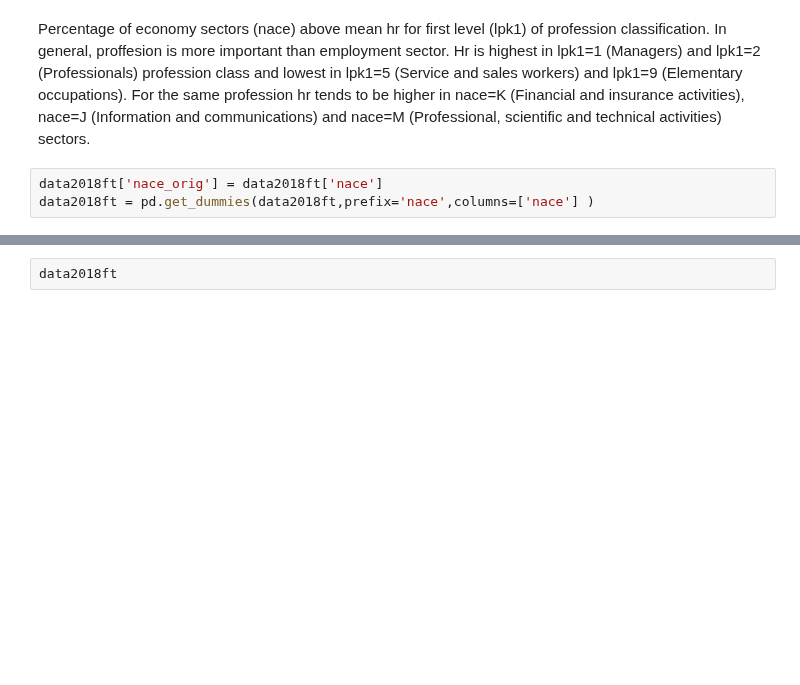
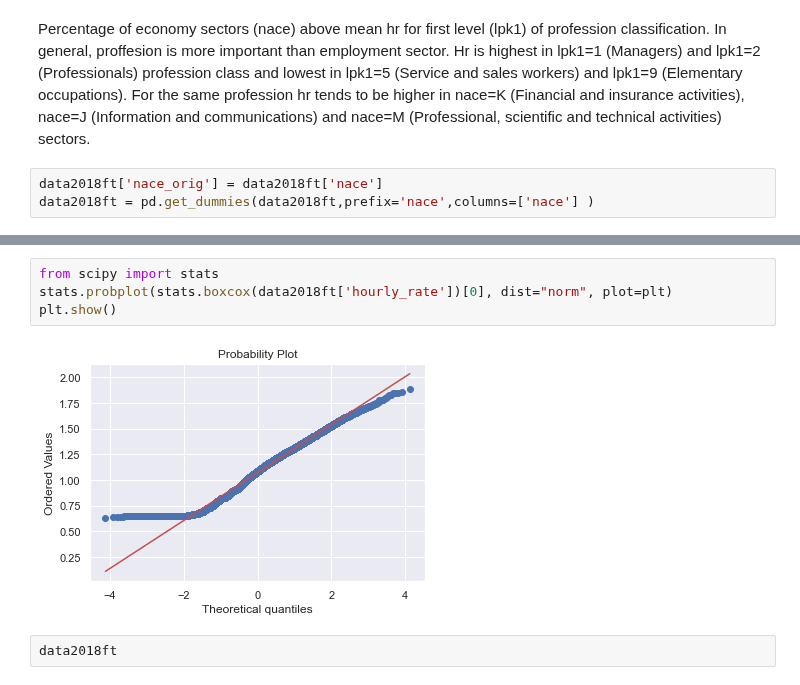
Before and after one commit to EdvinasStonevicius/LT-national-salary-analysis, a Jupyter notebook: python/02a-Preprocessing_all_OneHot.ipynb, the cells around one changed output, grey strips where cells are left out. Cells and saved outputs as stored; diff of their text form; blank space fills up the shorter version.

```diff
--- a/python/02a-Preprocessing_all_OneHot.ipynb
+++ b/python/02a-Preprocessing_all_OneHot.ipynb
@@ -392,3 +393,9 @@ data2018ft = pd.get_dummies(data2018ft,prefix='nace',columns=['nace'] )
+# %%
+from scipy import stats
+stats.probplot(stats.boxcox(data2018ft['hourly_rate'])[0], dist="norm", plot=plt)
+plt.show()
+# %% [output]
+[figure, added]
 # %%
 data2018ft
 # %% [output]
```
Also changed, not shown: parts of 6 cells of this notebook, 1 other file.
